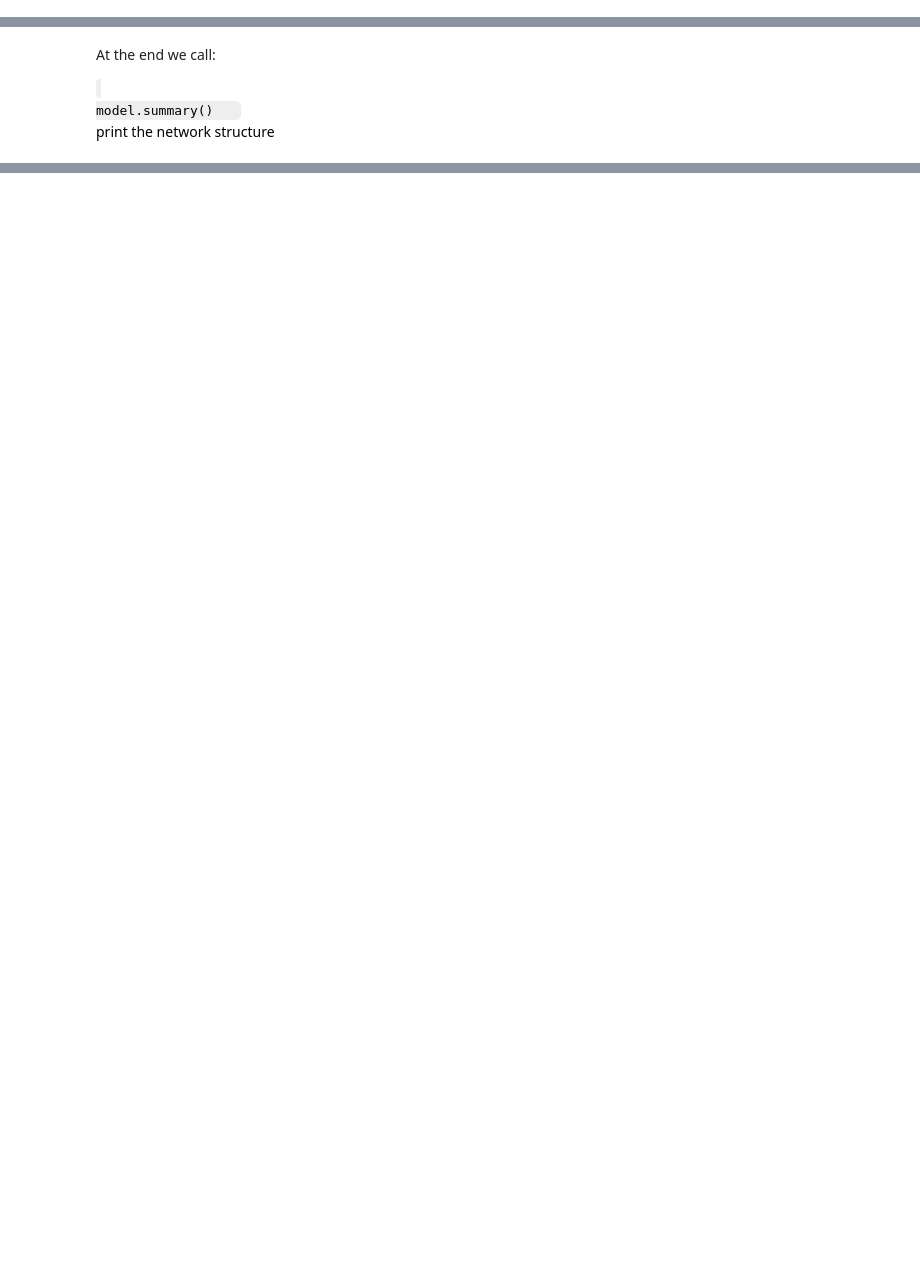
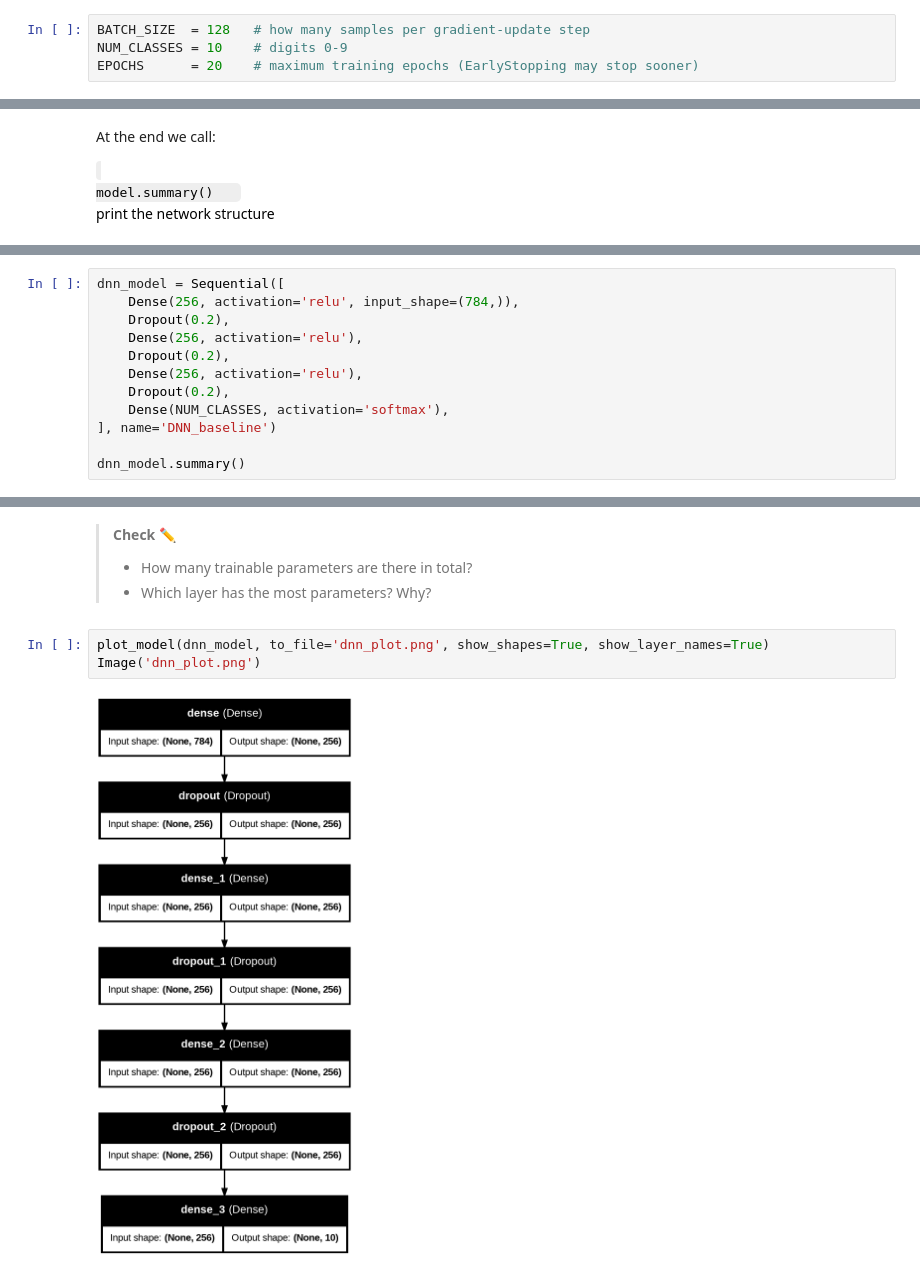
Before and after one commit to Trivial137/MachineLearning-KISD-2026, a Jupyter notebook: lecture4.ipynb, the cells around one changed output, grey strips where cells are left out. Saved outputs shown, nothing was run; the diff lists cells and outputs as text; blank space fills up the shorter version.

```diff
--- a/lecture4.ipynb
+++ b/lecture4.ipynb
@@ -337,0 +127,4 @@ Dropout consists in randomly setting a fraction rate of input units to 0 at each
+# %%
+BATCH_SIZE  = 128   # how many samples per gradient-update step
+NUM_CLASSES = 10    # digits 0-9
+EPOCHS      = 20    # maximum training epochs (EarlyStopping may stop sooner)
@@ -851,0 +299,12 @@ Geoff Hinton has said that he was inspired\, among other things\, by a fraud pre
+# %%
+dnn_model = Sequential([
+    Dense(256, activation='relu', input_shape=(784,)),
+    Dropout(0.2),
+    Dense(256, activation='relu'),
+    Dropout(0.2),
+    Dense(256, activation='relu'),
+    Dropout(0.2),
+    Dense(NUM_CLASSES, activation='softmax'),
+], name='DNN_baseline')
+
+dnn_model.summary()
@@ -851,0 +333,9 @@ Geoff Hinton has said that he was inspired\, among other things\, by a fraud pre
+# %% [markdown]
+> **Check ✏️**
+> - How many trainable parameters are there in total?
+> - Which layer has the most parameters? Why?
+# %%
+plot_model(dnn_model, to_file='dnn_plot.png', show_shapes=True, show_layer_names=True)
+Image('dnn_plot.png')
+# %% [output]
+[figure, added]
```
Also changed, not shown: parts of 256 cells of this notebook.
